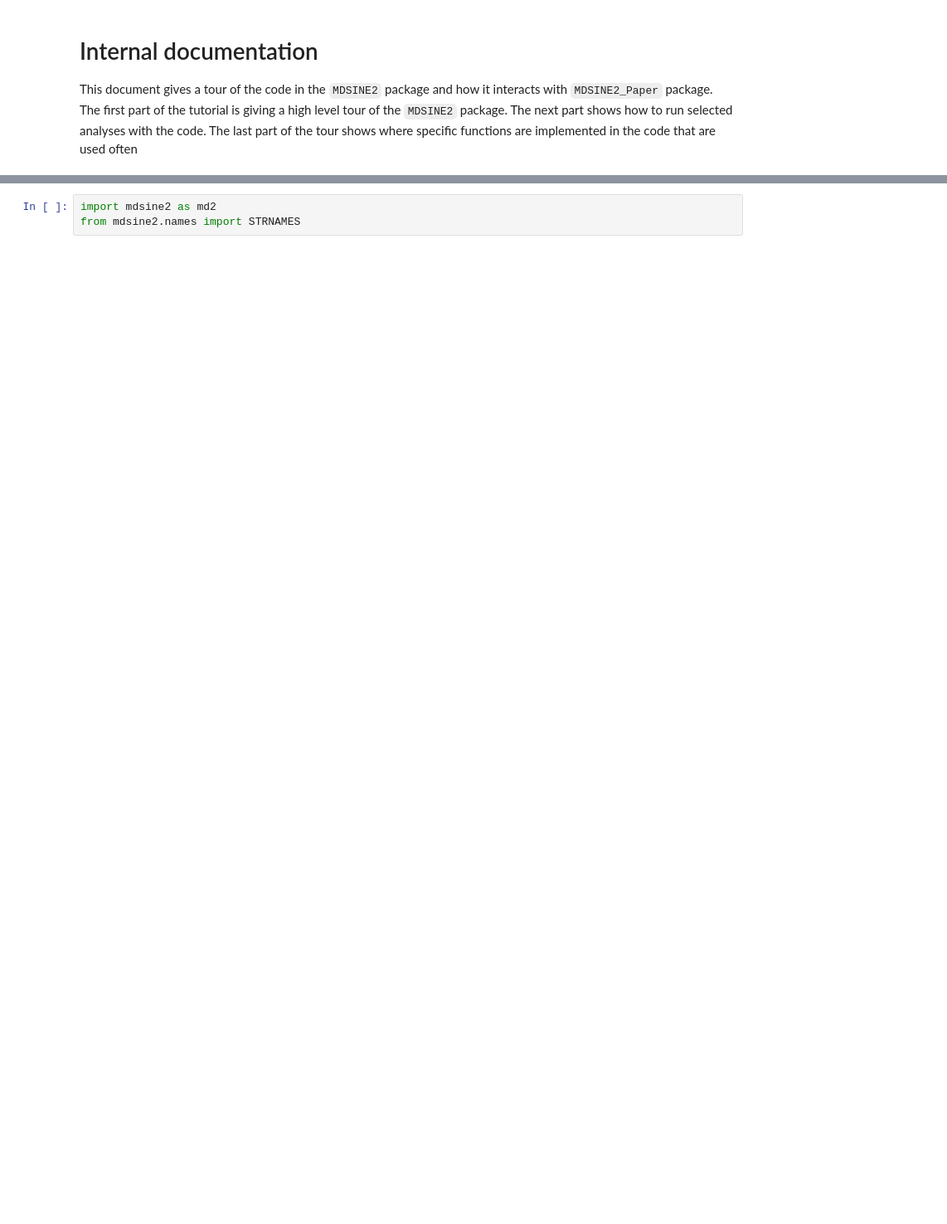
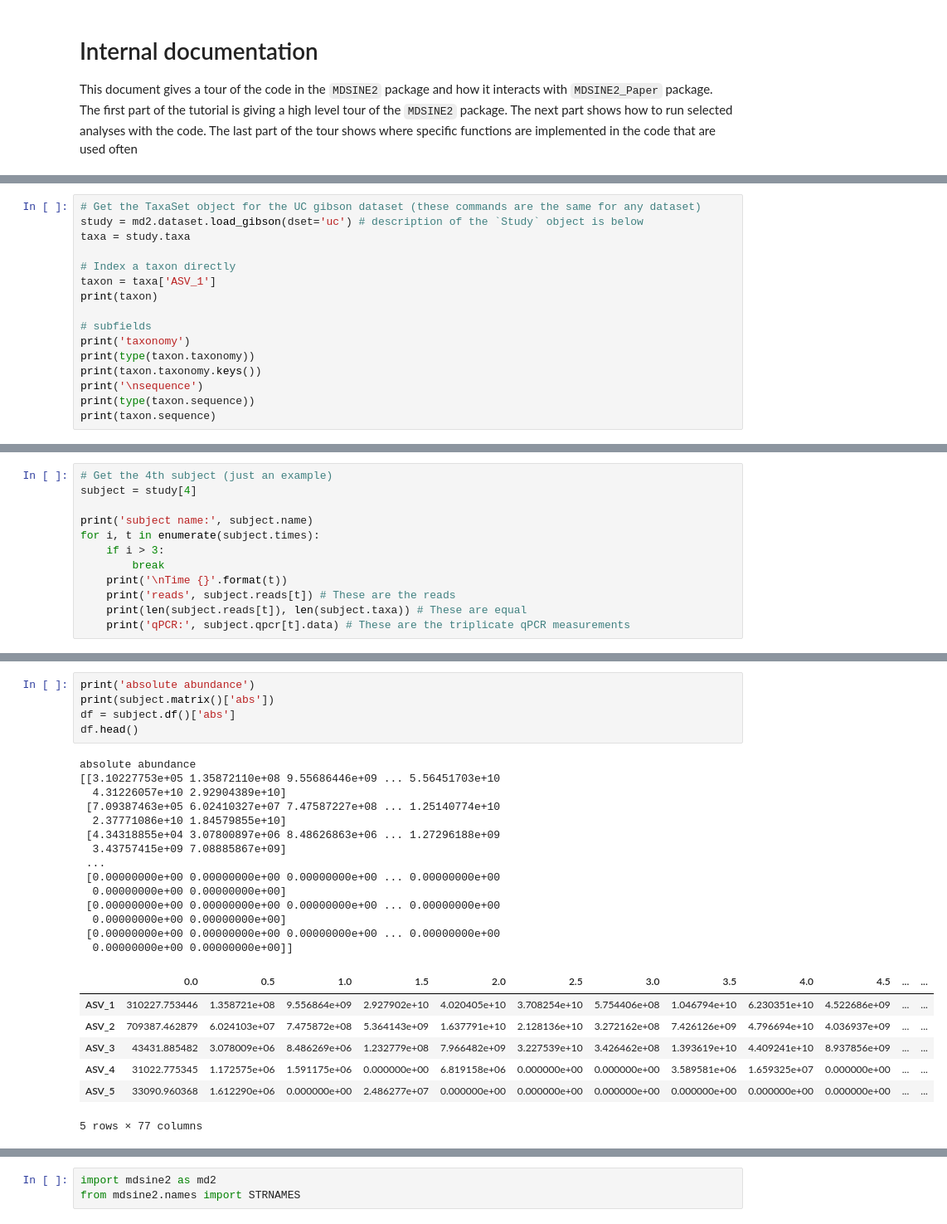
Before and after one commit to JashanSingh126/MDSINE2_Paper, a Jupyter notebook: bindertutorials/internal_doc_code.ipynb, the cells around one changed output, grey strips where cells are left out. Shown at 83% size. Drawn from its saved outputs; the diff is of its cells as text; blank space fills up the shorter version.

```diff
--- a/bindertutorials/internal_doc_code.ipynb
+++ b/bindertutorials/internal_doc_code.ipynb
@@ -19,0 +44,16 @@ study, mcmc, taxa, perturabtions, interactions, clustering
+# %%
+# Get the TaxaSet object for the UC gibson dataset (these commands are the same for any dataset)
+study = md2.dataset.load_gibson(dset='uc') # description of the `Study` object is below
+taxa = study.taxa
+
+# Index a taxon directly
+taxon = taxa['ASV_1']
+print(taxon)
+
+# subfields
+print('taxonomy')
+print(type(taxon.taxonomy))
+print(taxon.taxonomy.keys())
+print('\nsequence')
+print(type(taxon.sequence))
+print(taxon.sequence)
@@ -19,0 +173,12 @@ study, mcmc, taxa, perturabtions, interactions, clustering
+# %%
+# Get the 4th subject (just an example)
+subject = study[4]
+
+print('subject name:', subject.name)
+for i, t in enumerate(subject.times):
+    if i > 3:
+        break
+    print('\nTime {}'.format(t))
+    print('reads', subject.reads[t]) # These are the reads
+    print(len(subject.reads[t]), len(subject.taxa)) # These are equal
+    print('qPCR:', subject.qpcr[t].data) # These are the triplicate qPCR measurements
@@ -19,0 +210,27 @@ study, mcmc, taxa, perturabtions, interactions, clustering
+# %%
+print('absolute abundance')
+print(subject.matrix()['abs'])
+df = subject.df()['abs']
+df.head()
+# %% [output]
+absolute abundance
+[[3.10227753e+05 1.35872110e+08 9.55686446e+09 ... 5.56451703e+10
+  4.31226057e+10 2.92904389e+10]
+ [7.09387463e+05 6.02410327e+07 7.47587227e+08 ... 1.25140774e+10
+  2.37771086e+10 1.84579855e+10]
+ [4.34318855e+04 3.07800897e+06 8.48626863e+06 ... 1.27296188e+09
+  3.43757415e+09 7.08885867e+09]
+ ...
+ [0.00000000e+00 0.00000000e+00 0.00000000e+00 ... 0.00000000e+00
+  0.00000000e+00 0.00000000e+00]
+ [0.00000000e+00 0.00000000e+00 0.00000000e+00 ... 0.00000000e+00
+  0.00000000e+00 0.00000000e+00]
+ [0.00000000e+00 0.00000000e+00 0.00000000e+00 ... 0.00000000e+00
+  0.00000000e+00 0.00000000e+00]]
+|  | 0.0 | 0.5 | 1.0 | 1.5 | 2.0 | 2.5 | 3.0 | 3.5 | 4.0 | 4.5 | ... | ... |
+| ASV_1 | 310227.753446 | 1.358721e+08 | 9.556864e+09 | 2.927902e+10 | 4.020405e+10 | 3.708254e+10 | 5.754406e+08 | 1.046794e+10 | 6.230351e+10 | 4.522686e+09 | ... | ... |
+| ASV_2 | 709387.462879 | 6.024103e+07 | 7.475872e+08 | 5.364143e+09 | 1.637791e+10 | 2.128136e+10 | 3.272162e+08 | 7.426126e+09 | 4.796694e+10 | 4.036937e+09 | ... | ... |
+| ASV_3 | 43431.885482 | 3.078009e+06 | 8.486269e+06 | 1.232779e+08 | 7.966482e+09 | 3.227539e+10 | 3.426462e+08 | 1.393619e+10 | 4.409241e+10 | 8.937856e+09 | ... | ... |
+| ASV_4 | 31022.775345 | 1.172575e+06 | 1.591175e+06 | 0.000000e+00 | 6.819158e+06 | 0.000000e+00 | 0.000000e+00 | 3.589581e+06 | 1.659325e+07 | 0.000000e+00 | ... | ... |
+| ASV_5 | 33090.960368 | 1.612290e+06 | 0.000000e+00 | 2.486277e+07 | 0.000000e+00 | 0.000000e+00 | 0.000000e+00 | 0.000000e+00 | 0.000000e+00 | 0.000000e+00 | ... | ... |
+5 rows × 77 columns
```
Also changed, not shown: parts of 34 cells of this notebook.
